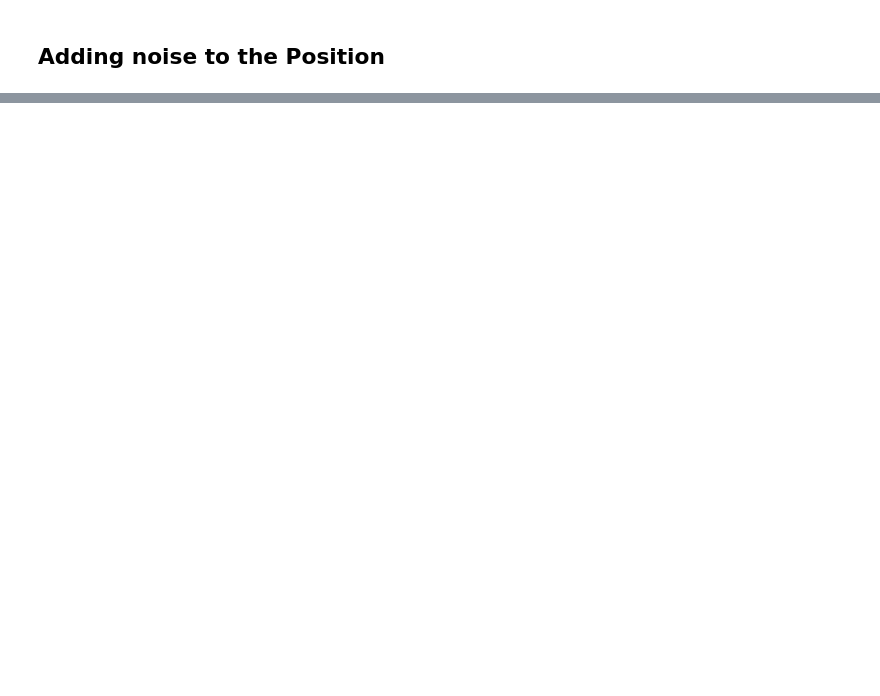
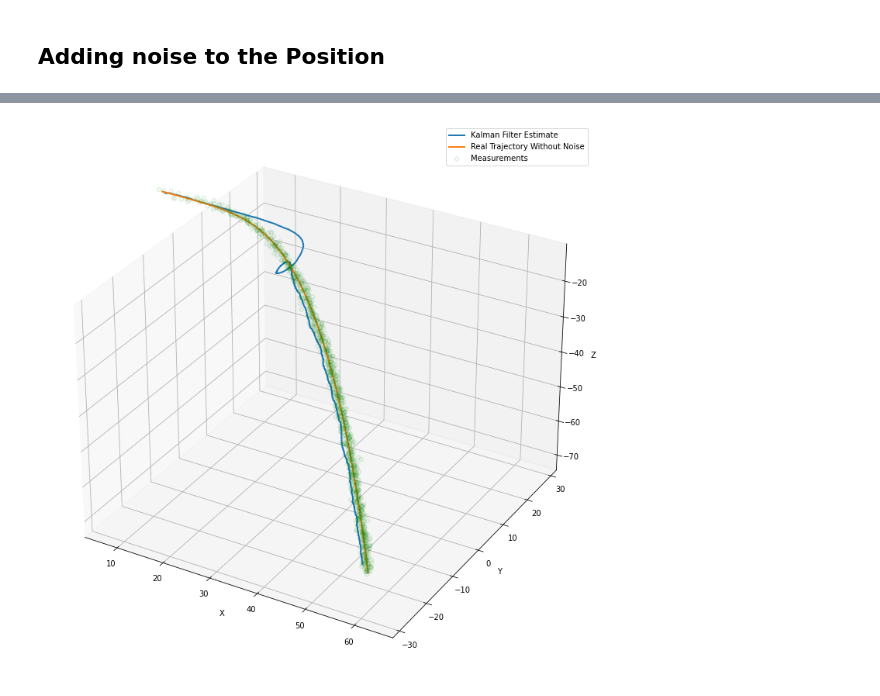
Before and after one commit to simonecampisi97/SpaceShip_FilterPy_Kalman, a Jupyter notebook: SpaceShip_9x9/Spaceship_Filterpy_9x9.ipynb, the cells around one changed output, grey strips where cells are left out. Saved outputs shown, nothing was run; the diff lists cells and outputs as text; code cells hidden in the pictures; blank space fills up the shorter version.

Commit message:
plot 3d prediction

```diff
--- a/SpaceShip_9x9/Spaceship_Filterpy_9x9.ipynb
+++ b/SpaceShip_9x9/Spaceship_Filterpy_9x9.ipynb
@@ -36,0 +35,7 @@ plot_prediction(preds, traj)
+# %%
+fig = plt.figure(figsize=(16,13))
+ax = fig.add_subplot(111, projection='3d')
+plot_prediction(preds, traj, ax)
+fig.savefig(os.path.join("Plots","Kalman_Prediction_Sigma_0.5.png"))
+# %% [output]
+[figure, added]
```
Also changed, not shown: parts of 2 cells of this notebook, 2 other files.
